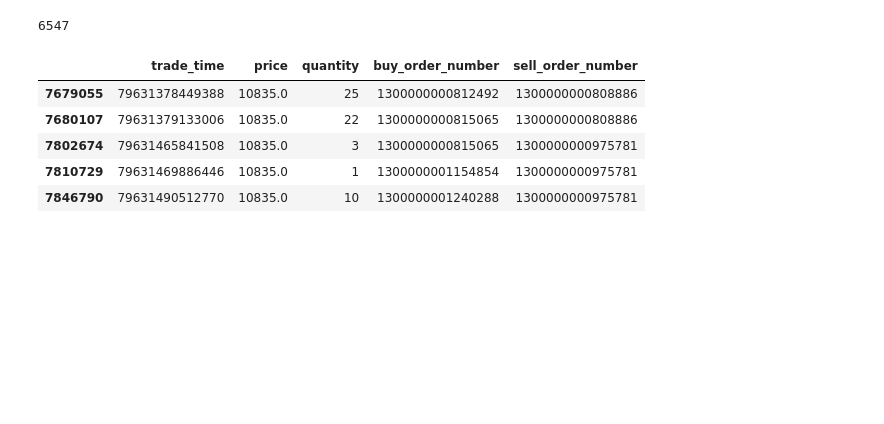
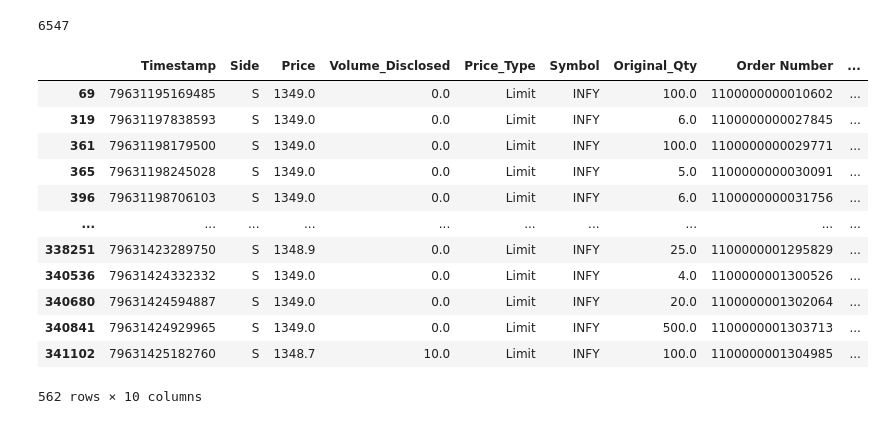
Before and after one commit to utkarshpawan/liquidity-and-volatility-market-microstructure, a Jupyter notebook: quote_data_gen.ipynb, the cells around one changed output. Drawn from its saved outputs; the diff is of its cells as text; code cells hidden in the pictures; blank space fills up the shorter version.

```diff
--- a/quote_data_gen.ipynb
+++ b/quote_data_gen.ipynb
@@ -298,13 +398,20 @@ print((count))
 # %% [output]
 6547
 # %%
-filtered_order = trade[trade['price'] == 10835]
+filtered_order = order[(order['Timestamp'] <= '79631425757699') & (order['Activity Type'] != 3) & (order['Side'] == 'S') & (order['Price'] >= 1348.5) & (order['Price'] <= 1349) ]
 # %%
-filtered_order.head()
+filtered_order.head(10500)
 # %% [output]
-|  | trade_time | price | quantity | buy_order_number | sell_order_number |
-| 7679055 | 79631378449388 | 10835.0 | 25 | 1300000000812492 | 1300000000808886 |
-| 7680107 | 79631379133006 | 10835.0 | 22 | 1300000000815065 | 1300000000808886 |
-| 7802674 | 79631465841508 | 10835.0 | 3 | 1300000000815065 | 1300000000975781 |
-| 7810729 | 79631469886446 | 10835.0 | 1 | 1300000001154854 | 1300000000975781 |
-| 7846790 | 79631490512770 | 10835.0 | 10 | 1300000001240288 | 1300000000975781 |
+|  | Timestamp | Side | Price | Volume_Disclosed | Price_Type | Symbol | Original_Qty | Order Number | ... |
+| 69 | 79631195169485 | S | 1349.0 | 0.0 | Limit | INFY | 100.0 | 1100000000010602 | ... |
+| 319 | 79631197838593 | S | 1349.0 | 0.0 | Limit | INFY | 6.0 | 1100000000027845 | ... |
+| 361 | 79631198179500 | S | 1349.0 | 0.0 | Limit | INFY | 100.0 | 1100000000029771 | ... |
+| 365 | 79631198245028 | S | 1349.0 | 0.0 | Limit | INFY | 5.0 | 1100000000030091 | ... |
+| 396 | 79631198706103 | S | 1349.0 | 0.0 | Limit | INFY | 6.0 | 1100000000031756 | ... |
+| ... | ... | ... | ... | ... | ... | ... | ... | ... | ... |
+| 338251 | 79631423289750 | S | 1348.9 | 0.0 | Limit | INFY | 25.0 | 1100000001295829 | ... |
+| 340536 | 79631424332332 | S | 1349.0 | 0.0 | Limit | INFY | 4.0 | 1100000001300526 | ... |
+| 340680 | 79631424594887 | S | 1349.0 | 0.0 | Limit | INFY | 20.0 | 1100000001302064 | ... |
+| 340841 | 79631424929965 | S | 1349.0 | 0.0 | Limit | INFY | 500.0 | 1100000001303713 | ... |
+| 341102 | 79631425182760 | S | 1348.7 | 10.0 | Limit | INFY | 100.0 | 1100000001304985 | ... |
+562 rows × 10 columns
```
Also changed, not shown: parts of 33 cells of this notebook, 3 other files.
